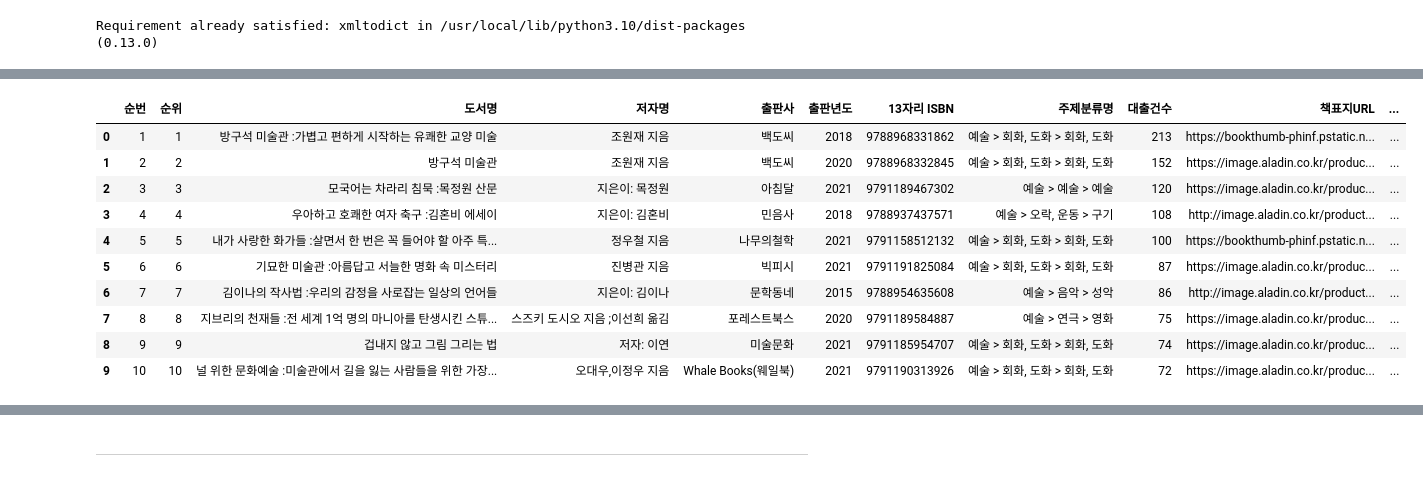
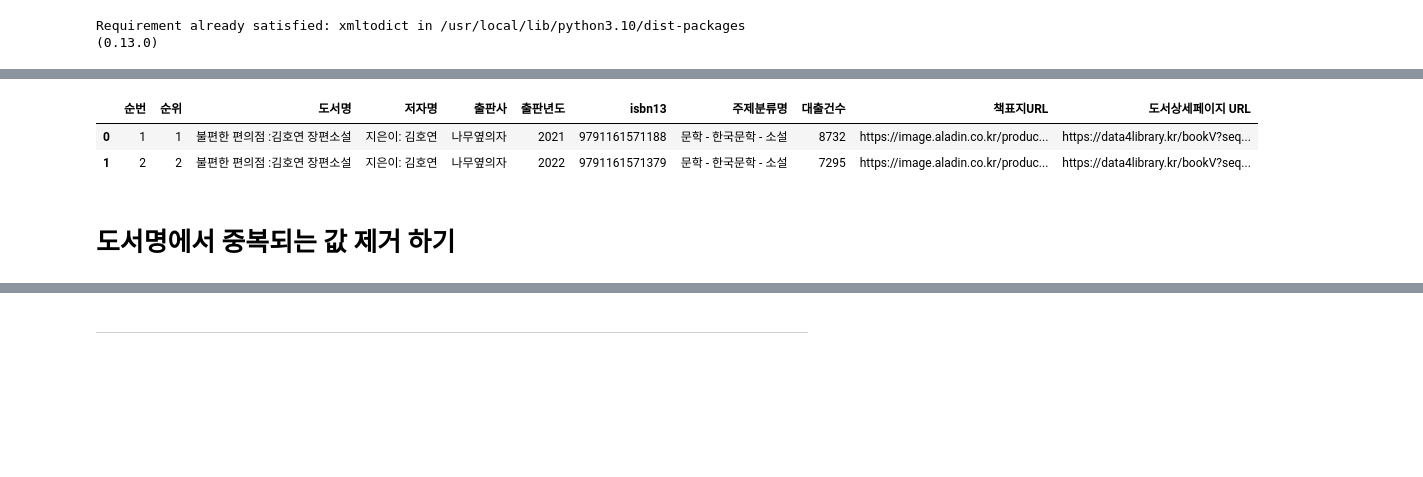
Before and after one commit to ellieyakim0829/dataAnalysis, a Jupyter notebook: 2_미니프로젝트_데이터분석_OpenAPI_실습_20240429.ipynb, the cells around one changed output, grey strips where cells are left out. Drawn from its saved outputs; the diff is of its cells as text; code cells hidden in the pictures; blank space fills up the shorter version.

```diff
--- a/2_미니프로젝트_데이터분석_OpenAPI_실습_20240429.ipynb
+++ b/2_미니프로젝트_데이터분석_OpenAPI_실습_20240429.ipynb
@@ -158,37 +161,37 @@ import datetime
 import time
 import pandas as pd
 
-url = 'http://data4library.kr/api/loanItemSrch?authKey=b8604a40cf9f0ce1e10c1d20ac9c70e6b6ddf0a5b7b751370b67131552680c20&startDt=2022-01-01&endDt=2022-03-31&gender=1&age=20&region=11;31&addCode=0&kdc=6&pageNo=1&pageSize=10'
+url = 'http://data4library.kr/api/loanItemSrch?authKey=b8604a40cf9f0ce1e10c1d20ac9c70e6b6ddf0a5b7b751370b67131552680c20&startDt=2023-04-01&endDt=2024-04-29&gender=0;1&age=8;20;30;40;50;60&region=11&addCode=0;1;2;4;5;6;7;9&kdc=0;1;2;3;4;5;6;7;8;9'
 
-# URL에서 XML 데이터를 가져옵니다.
+# URL에서 XML 데이터추출
 response = requests.get(url)
 
-# XML 데이터를 파싱하여 OrderedDict로 변환합니다.
+# XML 데이터를 파싱하여 OrderedDict로 변환
 xml_data = xmltodict.parse(response.text)
 
 
-# # OrderedDict를 JSON 문자열로 변환합니다.
+# # OrderedDict를 JSON 문자열로 변환
 # json_data = json.dumps(xml_data, indent=4)  Unicode 문자열이 JSON으로 변환될 때 인코딩 문제가 발생함
 #문제를 해결하려면 ensure_ascii=False 옵션을 사용하여 JSON으로 변환할 때 ASCII 이외의 문자를 모두 이스케이프하지 않도록 설정
 
-# OrderedDict를 JSON 문자열로 변환합니다. ensure_ascii=False 옵션을 사용하여 Unicode 문자열을 이스케이프하지 않습니다.
+#ensure_ascii=False 옵션을 사용하여 Unicode 문자열을 이스케이프하지 않음
 json_data = json.dumps(xml_data, ensure_ascii=False, indent=4)
 
-# JSON 데이터를 출력합니다.
+# JSON 데이터를 출력
 print(json_data)
 
 
-# json_data를 파이썬 객체로 변환합니다.
+# json_data를 파이썬 객체로 변환
 data = json.loads(json_data)
 
-# 도서 정보를 저장할 리스트를 초기화합니다.
+# 도서 정보를 저장할 리스트를 초기화
 books = []
 
-# 도서 정보를 리스트에 추가합니다.
+# 도서 정보를 리스트에 추가
 for d in data['response']['docs']['doc']:
     books.append(d)
 
-# 결과를 출력합니다.
+# 결과출력
 print(books)
 # %% [output]
 {
@@ -254,13 +285,10 @@ books
 # %%
 # 컬럼명 변경하기
 # 컬럼명 변경하려면 원본 데이터프레임의 열의 수는 14개인데 새로운 컬럼명 리스트의 요소 개수는 11개로 일치하지 않아 먼저 불필요한 컬럼은 삭제하고
-#컬럼명을 변경해야 한다.
+# 컬럼명을 변경해야 한다.
 
 # 필요없는 열을 제거하여 새로운 데이터프레임 생성
 books_df = books_df.drop(['addition_symbol', 'vol', 'class_no'], axis=1)
 
 # 새로운 컬럼명 리스트를 사용하여 컬럼명 변경
-books_df.columns = ['순번', '순위', '도서명', '저자명', '출판사', '출판년도', '13자리 ISBN', '주제분류명', '대출건수', '책표지URL', '도서상세페이지 URL']
-
-# 결과 확인
-books_df
+books_df.columns = ['순번', '순위', '도서명', '저자명', '출판사', '출판년도', 'isbn13', '주제분류명', '대출건수', '책표지URL', '도서상세페이지 URL']
@@ -266,0 +308,4 @@ books_df
+# %%
+# books_df['주제분류명'] = books_df['주제분류명'].str.replace(pat='-', repl='' )
+books_df['주제분류명'] = books_df['주제분류명'].str.replace('>', '-' )
+books_df.head(5)
@@ -267,14 +319,8 @@ books_df
 # %%
-books_df
+books_df.head(2)
 # %% [output]
-|  | 순번 | 순위 | 도서명 | 저자명 | 출판사 | 출판년도 | 13자리 ISBN | 주제분류명 | 대출건수 | 책표지URL | ... |
-| 0 | 1 | 1 | 방구석 미술관 :가볍고 편하게 시작하는 유쾌한 교양 미술 | 조원재 지음 | 백도씨 | 2018 | 9788968331862 | 예술 > 회화, 도화 > 회화, 도화 | 213 | https://bookthumb-phinf.pstatic.n... | ... |
-| 1 | 2 | 2 | 방구석 미술관 | 조원재 지음 | 백도씨 | 2020 | 9788968332845 | 예술 > 회화, 도화 > 회화, 도화 | 152 | https://image.aladin.co.kr/produc... | ... |
-| 2 | 3 | 3 | 모국어는 차라리 침묵 :목정원 산문 | 지은이: 목정원 | 아침달 | 2021 | 9791189467302 | 예술 > 예술 > 예술 | 120 | https://image.aladin.co.kr/produc... | ... |
-| 3 | 4 | 4 | 우아하고 호쾌한 여자 축구 :김혼비 에세이 | 지은이: 김혼비 | 민음사 | 2018 | 9788937437571 | 예술 > 오락, 운동 > 구기 | 108 | http://image.aladin.co.kr/product... | ... |
-| 4 | 5 | 5 | 내가 사랑한 화가들 :살면서 한 번은 꼭 들어야 할 아주 특... | 정우철 지음 | 나무의철학 | 2021 | 9791158512132 | 예술 > 회화, 도화 > 회화, 도화 | 100 | https://bookthumb-phinf.pstatic.n... | ... |
-| 5 | 6 | 6 | 기묘한 미술관 :아름답고 서늘한 명화 속 미스터리 | 진병관 지음 | 빅피시 | 2021 | 9791191825084 | 예술 > 회화, 도화 > 회화, 도화 | 87 | https://image.aladin.co.kr/produc... | ... |
-| 6 | 7 | 7 | 김이나의 작사법 :우리의 감정을 사로잡는 일상의 언어들 | 지은이: 김이나 | 문학동네 | 2015 | 9788954635608 | 예술 > 음악 > 성악 | 86 | http://image.aladin.co.kr/product... | ... |
-| 7 | 8 | 8 | 지브리의 천재들 :전 세계 1억 명의 마니아를 탄생시킨 스튜... | 스즈키 도시오 지음 ;이선희 옮김 | 포레스트북스 | 2020 | 9791189584887 | 예술 > 연극 > 영화 | 75 | https://image.aladin.co.kr/produc... | ... |
-| 8 | 9 | 9 | 겁내지 않고 그림 그리는 법 | 저자: 이연 | 미술문화 | 2021 | 9791185954707 | 예술 > 회화, 도화 > 회화, 도화 | 74 | https://image.aladin.co.kr/produc... | ... |
-| 9 | 10 | 10 | 널 위한 문화예술 :미술관에서 길을 잃는 사람들을 위한 가장... | 오대우,이정우 지음 | Whale Books(웨일북) | 2021 | 9791190313926 | 예술 > 회화, 도화 > 회화, 도화 | 72 | https://image.aladin.co.kr/produc... | ... |
+|  | 순번 | 순위 | 도서명 | 저자명 | 출판사 | 출판년도 | isbn13 | 주제분류명 | 대출건수 | 책표지URL | 도서상세페이지 URL |
+| 0 | 1 | 1 | 불편한 편의점 :김호연 장편소설 | 지은이: 김호연 | 나무옆의자 | 2021 | 9791161571188 | 문학 - 한국문학 - 소설 | 8732 | https://image.aladin.co.kr/produc... | https://data4library.kr/bookV?seq... |
+| 1 | 2 | 2 | 불편한 편의점 :김호연 장편소설 | 지은이: 김호연 | 나무옆의자 | 2022 | 9791161571379 | 문학 - 한국문학 - 소설 | 7295 | https://image.aladin.co.kr/produc... | https://data4library.kr/bookV?seq... |
+# %% [markdown]
+# 도서명에서 중복되는 값 제거 하기
```
Also changed, not shown: parts of 29 cells of this notebook.
